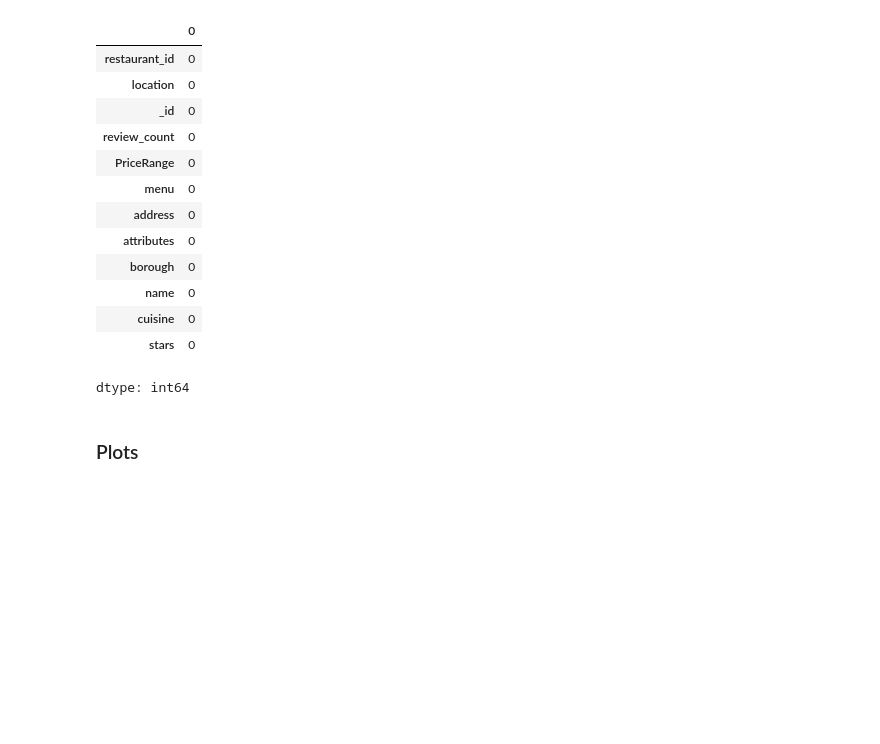
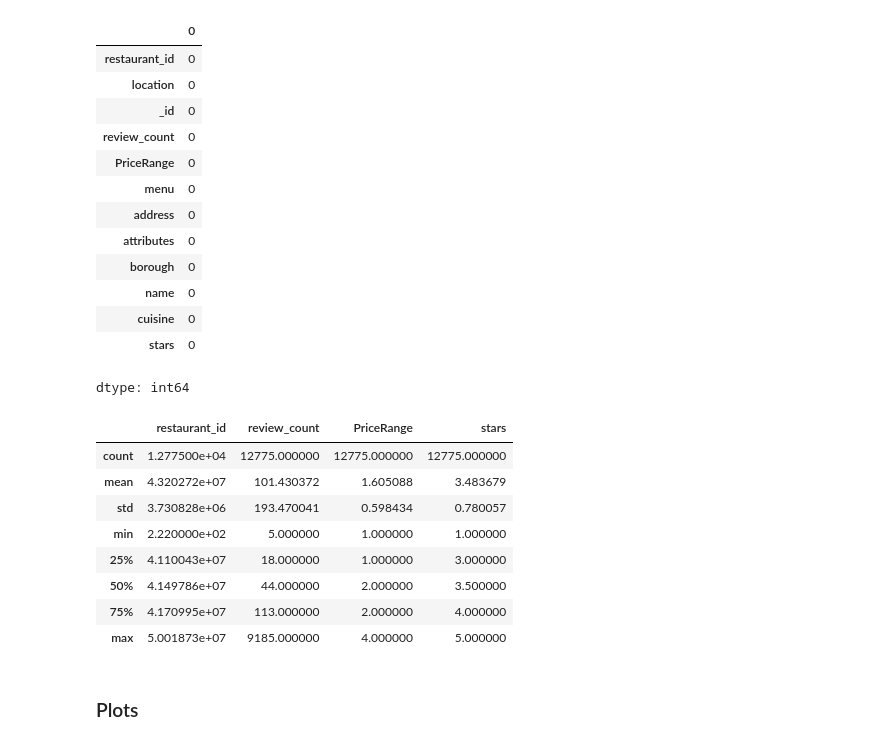
Before and after one commit to Srikarmk/BiteRight, a Jupyter notebook: EDA.ipynb, the cells around one changed output. Cells and saved outputs as stored; diff of their text form; code cells hidden in the pictures; blank space fills up the shorter version.

```diff
--- a/EDA.ipynb
+++ b/EDA.ipynb
@@ -76,6 +76,18 @@ df.isnull().sum()
 | cuisine | 0 |
 | stars | 0 |
 dtype: int64
+# %%
+df.describe()
+# %% [output]
+|  | restaurant_id | review_count | PriceRange | stars |
+| count | 1.277500e+04 | 12775.000000 | 12775.000000 | 12775.000000 |
+| mean | 4.320272e+07 | 101.430372 | 1.605088 | 3.483679 |
+| std | 3.730828e+06 | 193.470041 | 0.598434 | 0.780057 |
+| min | 2.220000e+02 | 5.000000 | 1.000000 | 1.000000 |
+| 25% | 4.110043e+07 | 18.000000 | 1.000000 | 3.000000 |
+| 50% | 4.149786e+07 | 44.000000 | 2.000000 | 3.500000 |
+| 75% | 4.170995e+07 | 113.000000 | 2.000000 | 4.000000 |
+| max | 5.001873e+07 | 9185.000000 | 4.000000 | 5.000000 |
 # %% [markdown]
 ### Plots
 # %% [markdown]
```
Also changed, not shown: parts of 3 cells of this notebook.
